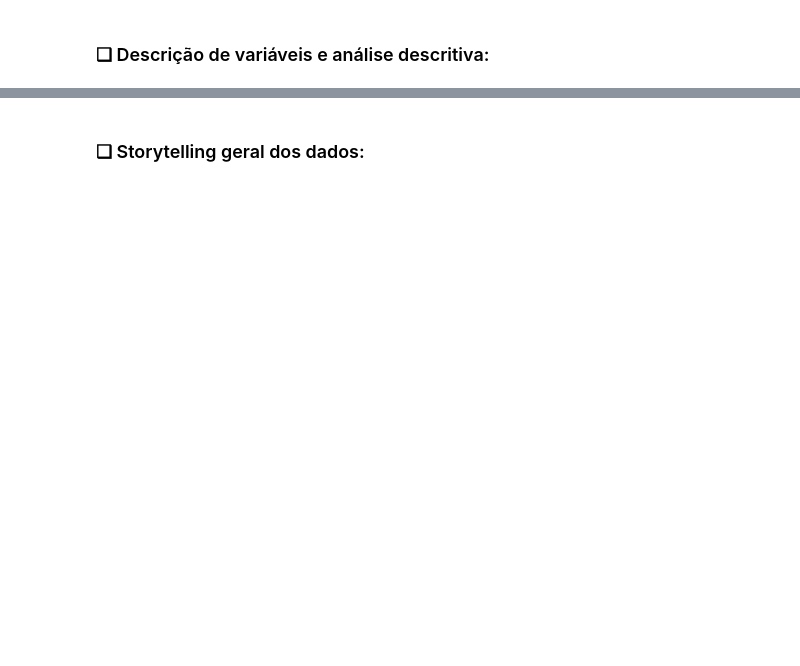
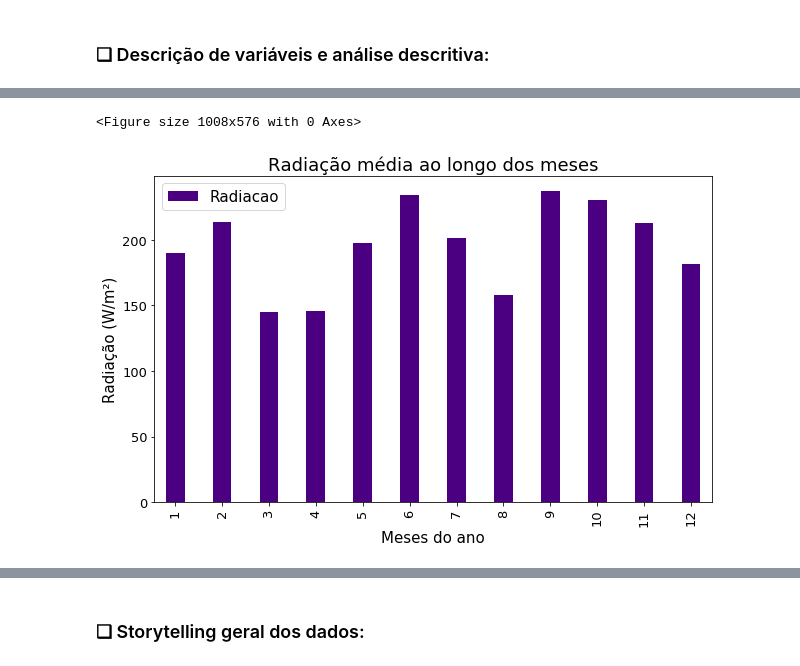
Before and after one commit to GustavoG-bot/projeto2data, a Jupyter notebook: projeto2.ipynb, the cells around one changed output, grey strips where cells are left out. Saved outputs shown, nothing was run; the diff lists cells and outputs as text; code cells hidden in the pictures; blank space fills up the shorter version.

```diff
--- a/projeto2.ipynb
+++ b/projeto2.ipynb
@@ -172,0 +189,3 @@ SyntaxError: invalid syntax (<ipython-input-11-76ccb388af4e>, line 2)
+# %%
+lista_rad = calcula_radiacao(dataframe)
+lista_rad.head(5)
@@ -172,0 +200,14 @@ SyntaxError: invalid syntax (<ipython-input-11-76ccb388af4e>, line 2)
+# %%
+#Radiação média ao longo dos meses (1-Janeiro até 12-Dezembro)
+
+plt.figure(figsize=(14,8))
+plt.rcParams.update({'font.size': 15})
+lista_rad.plot(kind='bar', figsize=(10,6), color="indigo", fontsize=13, width=0.4);
+plt.title("Radiação média ao longo dos meses")
+plt.xlabel("Meses do ano")
+plt.ylabel("Radiação (W/m²)")
+plt.legend()
+plt.show()
+# %% [output]
+<Figure size 1008x576 with 0 Axes>
+[figure, added]
```
Also changed, not shown: parts of 14 cells of this notebook.
